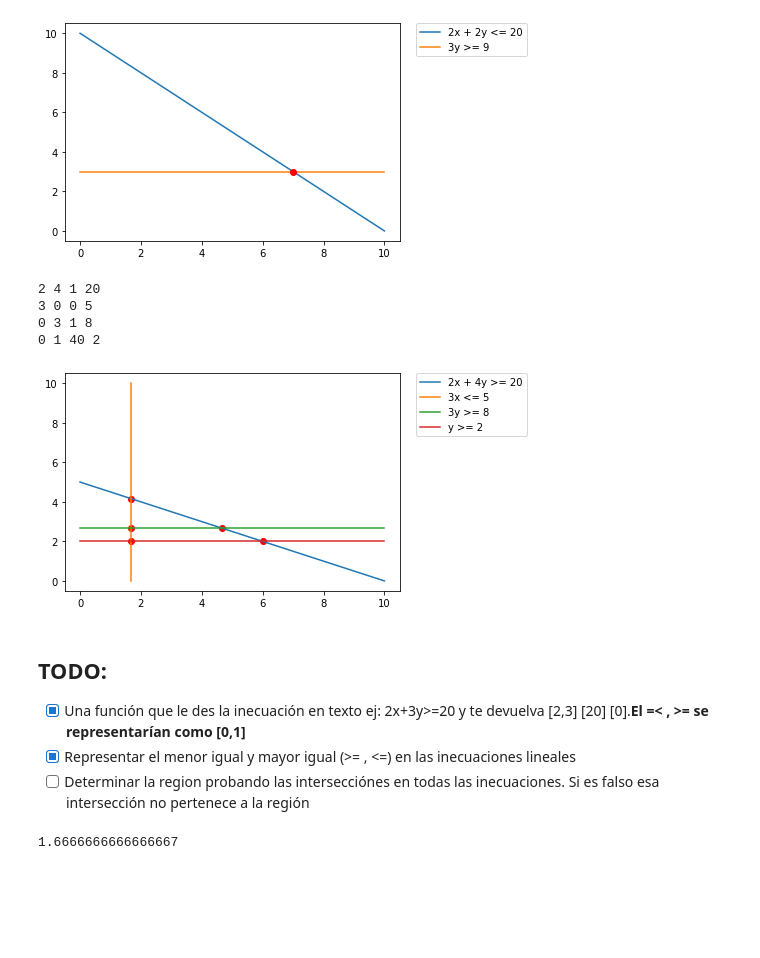
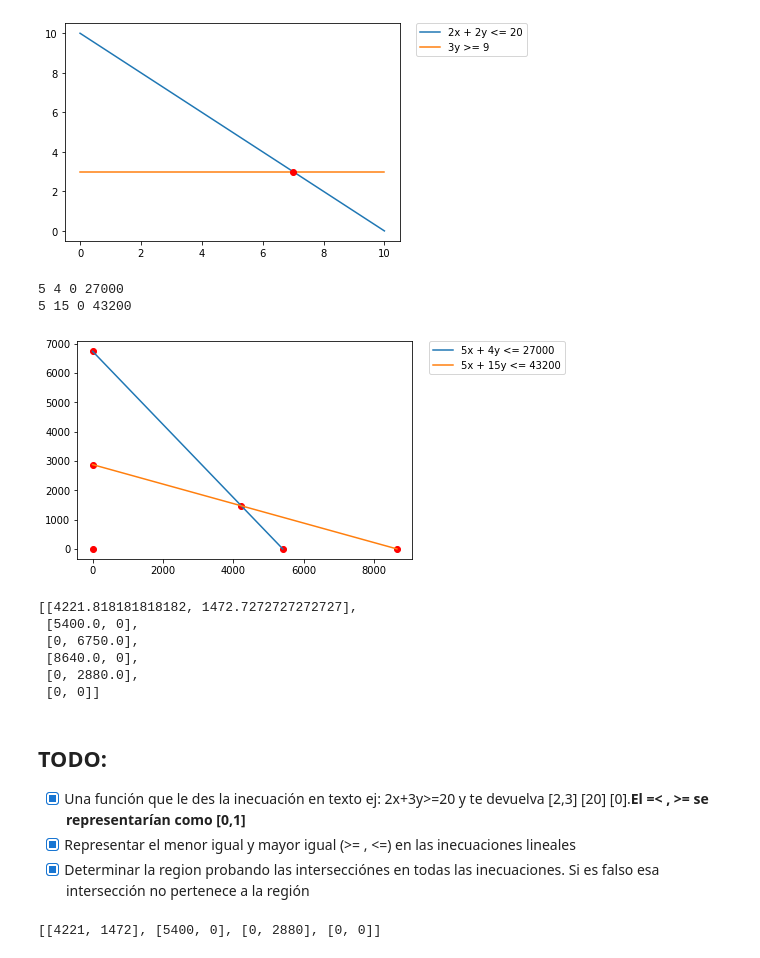
Before and after one commit to Frany-oss/Trabajo-Final-Algebra-Lineal, a Jupyter notebook: LinearProgramming.ipynb, the cells around one changed output. Cells and saved outputs as stored; diff of their text form; code cells hidden in the pictures; blank space fills up the shorter version.

```diff
--- a/LinearProgramming.ipynb
+++ b/LinearProgramming.ipynb
@@ -54,7 +54,7 @@ def input_data():
     for i in range(n):
         print("Inequacion Número {}:".format(i+1))
 
-        inequation = input("Ingrese inecuación: (Ej: 2x + 3y =< 4 o 10x + 2y >= 4)")
+        inequation = input("Ingrese inecuación: (Ej: 2x + 3y <= 4 o 10x + 2y >= 4)")
 
         a , b , s ,r = extract_eq(inequation)
         #print("Valores obtenidos:")
@@ -197,27 +199,57 @@ def graph_inter(ineq,ineq_r):
         for ine2 , r2 in zip(ineq,ineq_r):
             R = intersection(ine1,ine2,r1,r2)
             if R and R[0]>0 and R[1]>0:
-                if [R[1],R[0]] not in inter:
+                if [R[0],R[1]] not in inter:
                     interX.append(R[0])
                     interY.append(R[1])
                     inter.append([R[0],R[1]])
+    for ine1 , r1 in zip(ineq,ineq_r):
+#         print(ine1,r1)
+        if ine1[0] != 0:
+            interX.append(r1/ine1[0])
+            interY.append(0)
+            inter.append([r1/ine1[0],0])
+        if ine1[1] != 0:
+            interY.append(r1/ine1[1])
+            interX.append(0)
+            inter.append([0,r1/ine1[1]])
 
+    interX.append(0)
+    interY.append(0)
+    inter.append([0,0])
     pyplot.plot(interX,interY,'ro')
     return interX,interY , inter
 # %%
-ineq = [[2,4],[3,0],[0,3],[0,1]]
-ineq_r = [20,5,8,2]
-ineq_s = [1,0,1,40]
+# ineq = [[2,4],[3,0],[0,3],[0,1]]
+# ineq_r = [20,5,8,2]
+# ineq_s = [1,0,1,1]
+
+
+# ineq = [[1,1],[3,4]]
+# ineq_r = [20,72]
+# ineq_s = [0,0]
+
+ineq = [[5,4],[5,15]]
+ineq_r = [27000,43200]
+ineq_s = [0,0]
+
 interX,interY , inter = graph_inter(ineq,ineq_r)
 graph_inec(ineq,ineq_r,ineq_s)
 # %% [output]
-2 4 1 20
-3 0 0 5
-0 3 1 8
-0 1 40 2
+5 4 0 27000
+5 15 0 43200
-[figure, old version]
+[figure, new version]
+# %%
+inter
+# %% [output]
+[[4221.818181818182, 1472.7272727272727],
+ [5400.0, 0],
+ [0, 6750.0],
+ [8640.0, 0],
+ [0, 2880.0],
+ [0, 0]]
 # %% [markdown]
 ## TODO:
 - [x] Una función que le des la inecuación en texto ej: 2x+3y>=20 y te devuelva [2,3] [20] [0].**El =< , >= se representarían como [0,1]**
 - [x] Representar el menor igual y mayor igual (>= , <=) en las inecuaciones lineales
-- [ ] Determinar la region probando las intersecciónes en todas las inecuaciones. Si es falso esa intersección no pertenece a la región
+- [x] Determinar la region probando las intersecciónes en todas las inecuaciones. Si es falso esa intersección no pertenece a la región
@@ -229,4 +283,4 @@ def comprobar_region(inter):
 # %%
-inter[0][1]
+inter
 # %% [output]
-1.6666666666666667
+[[4221, 1472], [5400, 0], [0, 2880], [0, 0]]
```
Also changed, not shown: parts of 12 cells of this notebook.
